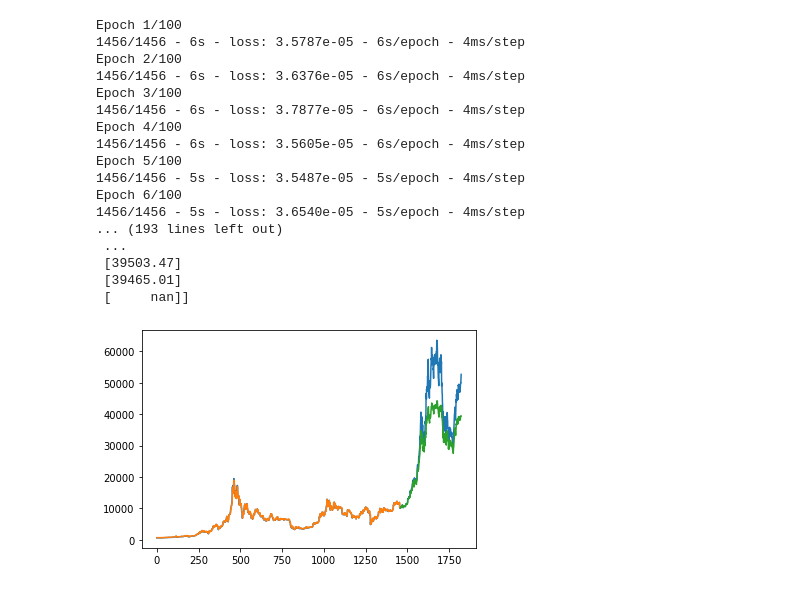
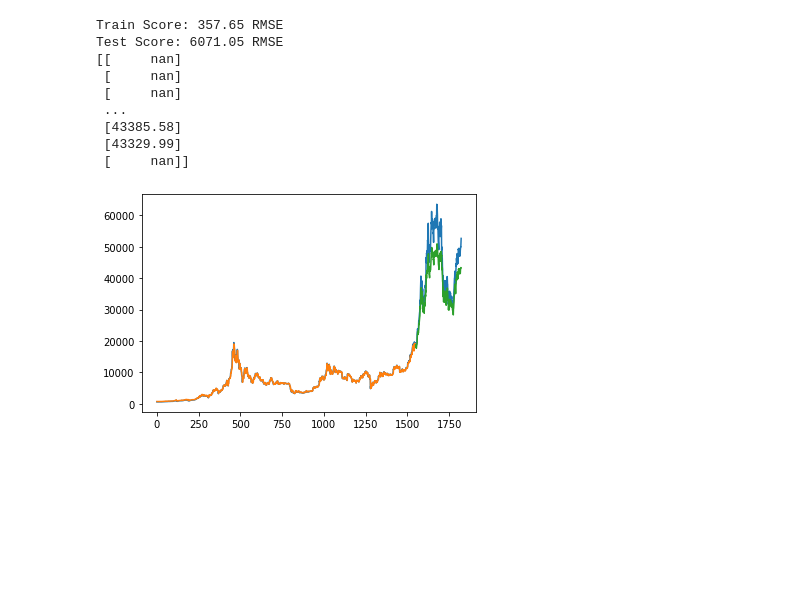
Before and after one commit to id-none/TradingStrategies, a Jupyter notebook: LSTM.ipynb, the cells around one changed output. Drawn from its saved outputs; the diff is of its cells as text; code cells hidden in the pictures; blank space fills up the shorter version.

```diff
--- a/LSTM.ipynb
+++ b/LSTM.ipynb
@@ -31,7 +31,7 @@ scaler = MinMaxScaler(feature_range=(0, 1))
 dataset = scaler.fit_transform(dataset)
 
 # 划分训练集和测试集
-train_size = int(len(dataset) * 0.8)
+train_size = int(len(dataset) * 0.85)
 test_size = len(dataset) - train_size
 train, test = dataset[0:train_size,:], dataset[train_size:len(dataset),:]
 # %%
@@ -77,51 +77,43 @@ INFO:tensorflow:Assets written to: model/assets
 INFO:tensorflow:Assets written to: model/assets
 WARNING:absl:<keras.layers.recurrent.LSTMCell object at 0x...> has the same name 'LSTMCell' as a built-in Keras object. Consider renaming <class 'keras.layers.recurrent.LSTMCell'> to avoid naming conf ...
 # %%
-model.fit(trainX, trainY, epochs=100, batch_size=1, verbose=2)
+# model.fit(trainX, trainY, epochs=100, batch_size=1, verbose=2)
 # 预测
 trainPredict = model.predict(trainX)
 testPredict = model.predict(testX)
 
 # 反归一化
 trainPredict = scaler.inverse_transform(trainPredict)
 trainY = scaler.inverse_transform([trainY])
 testPredict = scaler.inverse_transform(testPredict)
 testY = scaler.inverse_transform([testY])
 
 # 计算得分
 trainScore = math.sqrt(mean_squared_error(trainY[0], trainPredict[:,0]))
 print('Train Score: %.2f RMSE' % (trainScore))
 testScore = math.sqrt(mean_squared_error(testY[0], testPredict[:,0]))
 print('Test Score: %.2f RMSE' % (testScore))
 
 # 绘图
 trainPredictPlot = numpy.empty_like(dataset)
 trainPredictPlot[:, :] = numpy.nan
 trainPredictPlot[look_back:len(trainPredict)+look_back, :] = trainPredict
 testPredictPlot = numpy.empty_like(dataset)
 testPredictPlot[:, :] = numpy.nan
 testPredictPlot[len(trainPredict)+(look_back*2)+1:len(dataset)-1, :] = testPredict
 plt.plot(scaler.inverse_transform(dataset))
 plt.plot(trainPredictPlot)
 plt.plot(testPredictPlot)
 print(testPredictPlot)
 plt.show();
 # %% [output]
-Epoch 1/100
-1456/1456 - 6s - loss: 3.5787e-05 - 6s/epoch - 4ms/step
-Epoch 2/100
-1456/1456 - 6s - loss: 3.6376e-05 - 6s/epoch - 4ms/step
-Epoch 3/100
-1456/1456 - 6s - loss: 3.7877e-05 - 6s/epoch - 4ms/step
-Epoch 4/100
-1456/1456 - 6s - loss: 3.5605e-05 - 6s/epoch - 4ms/step
-Epoch 5/100
-1456/1456 - 5s - loss: 3.5487e-05 - 5s/epoch - 4ms/step
-Epoch 6/100
-1456/1456 - 5s - loss: 3.6540e-05 - 5s/epoch - 4ms/step
-... (193 lines left out)
+Train Score: 357.65 RMSE
+Test Score: 6071.05 RMSE
+[[     nan]
+ [     nan]
+ [     nan]
  ...
- [39503.47]
- [39465.01]
+ [43385.58]
+ [43329.99]
  [     nan]]
-[figure, old version]
+[figure, new version]
```
Also changed, not shown: parts of 1 cell of this notebook, 12 other files.
